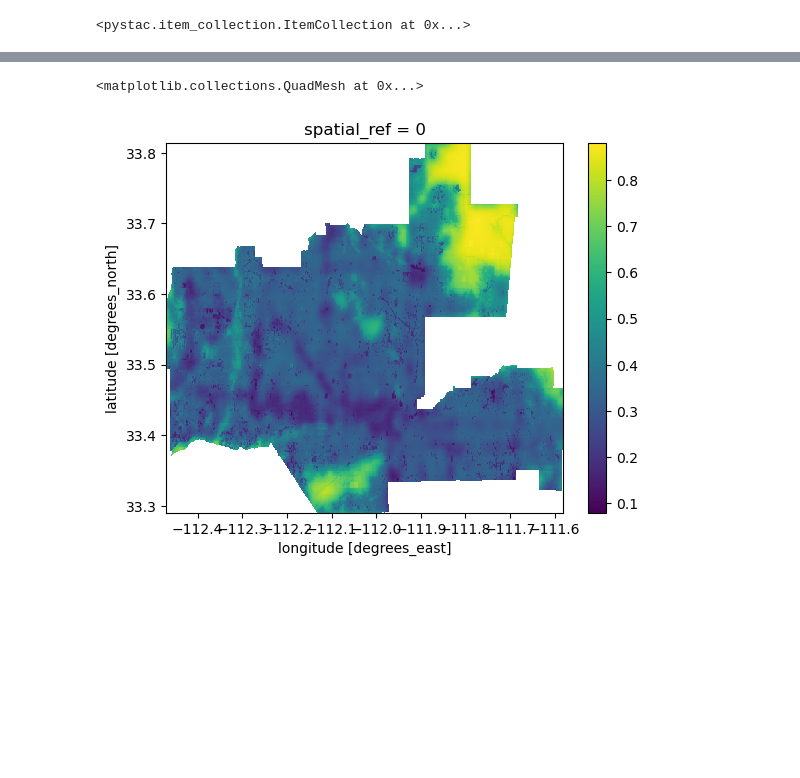
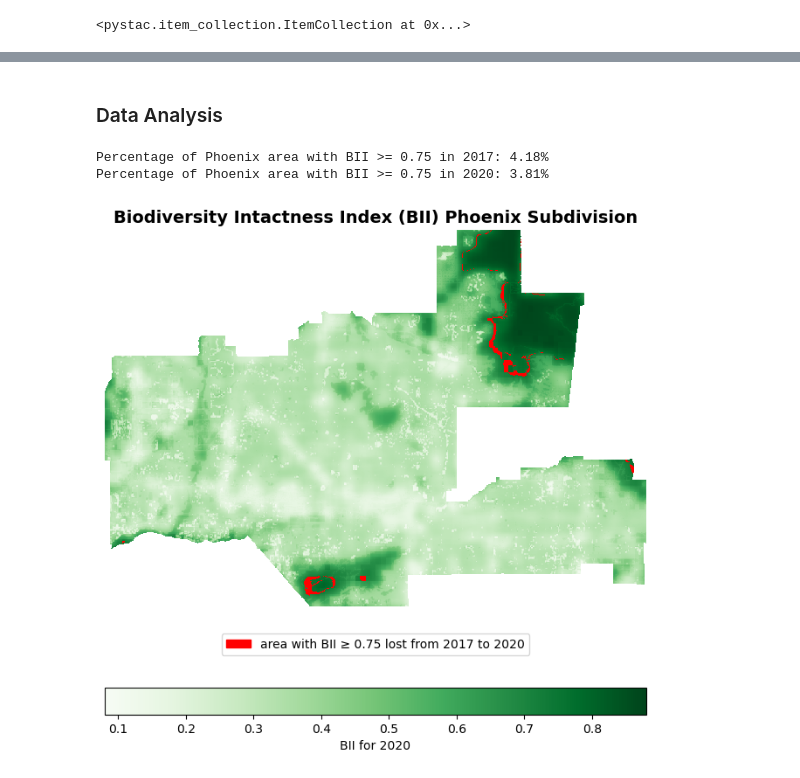
Before and after one commit to matteo-torres/BII-Project, a Jupyter notebook: bii-phoenix.ipynb, the cells around one changed output, grey strips where cells are left out. Saved outputs shown, nothing was run; the diff lists cells and outputs as text; code cells hidden in the pictures; blank space fills up the shorter version.

```diff
--- a/bii-phoenix.ipynb
+++ b/bii-phoenix.ipynb
@@ -170,10 +179,57 @@ clip_17.plot()
-# %%
-# Clip the 2020 raster to the phoenix total bounds and exact geometry
-clip_20 = (raster_20.rio.clip_box(*phoenix.total_bounds)
-           .rio.clip(phoenix.geometry))
-
-# Examine results
-clip_20.plot()
-# %% [output]
-<matplotlib.collections.QuadMesh at 0x...>
-[figure, removed]
+# %% [markdown]
+### Data Analysis
+# %%
+# Create a function to calculate the percentage of area with BII >= 0.75
+def calculate_percentage_bii(raster):
+    bii_mask = raster >= 0.75
+    bii_area = bii_mask.sum()
+    total_area = bii_mask.size
+    percentage = (bii_area / total_area) * 100
+    return percentage
+
+# Calculate percentage for both years
+percentage_17 = calculate_percentage_bii(clip_17)
+percentage_20 = calculate_percentage_bii(clip_20)
+
+# Print percentages
+print(f"Percentage of Phoenix area with BII >= 0.75 in 2017: {percentage_17:.2f}%")
+print(f"Percentage of Phoenix area with BII >= 0.75 in 2020: {percentage_20:.2f}%")
+# %% [output]
+Percentage of Phoenix area with BII >= 0.75 in 2017: 4.18%
+Percentage of Phoenix area with BII >= 0.75 in 2020: 3.81%
+# %%
+# Plot the area with BII >= 0.75 in 2017 that was lost by 2020
+fig, ax = plt.subplots(figsize = (8, 8))
+
+clip_20.plot(ax = ax,
+             cmap = "Greens",
+             cbar_kwargs = {"orientation": "horizontal",
+                            "label": "BII for 2020"})
+
+# Create a Boolean mask indicating areas
+bii_diff = (clip_17 >= 0.75) & (clip_20 < 0.75)
+
+bii_diff.plot(ax= ax,
+              cmap = ListedColormap(["none", "red"]),
+              add_colorbar = False)
+
+# Add a legend for BII difference
+legend_patch = Patch(color = "red",
+                     label = "area with BII ≥ 0.75 lost from 2017 to 2020")
+
+ax.legend(handles = [legend_patch],
+          loc = "center",
+          bbox_to_anchor = (0.5, -0.1),
+          ncol = 1)
+
+# Add a title
+ax.set_title("Biodiversity Intactness Index (BII) Phoenix Subdivision",
+             fontweight="bold",
+             fontsize=14)
+
+# Remove axes
+ax.axis("off")
+
+plt.show()
+# %% [output]
+[figure, added]
```
Also changed, not shown: parts of 23 cells of this notebook.
